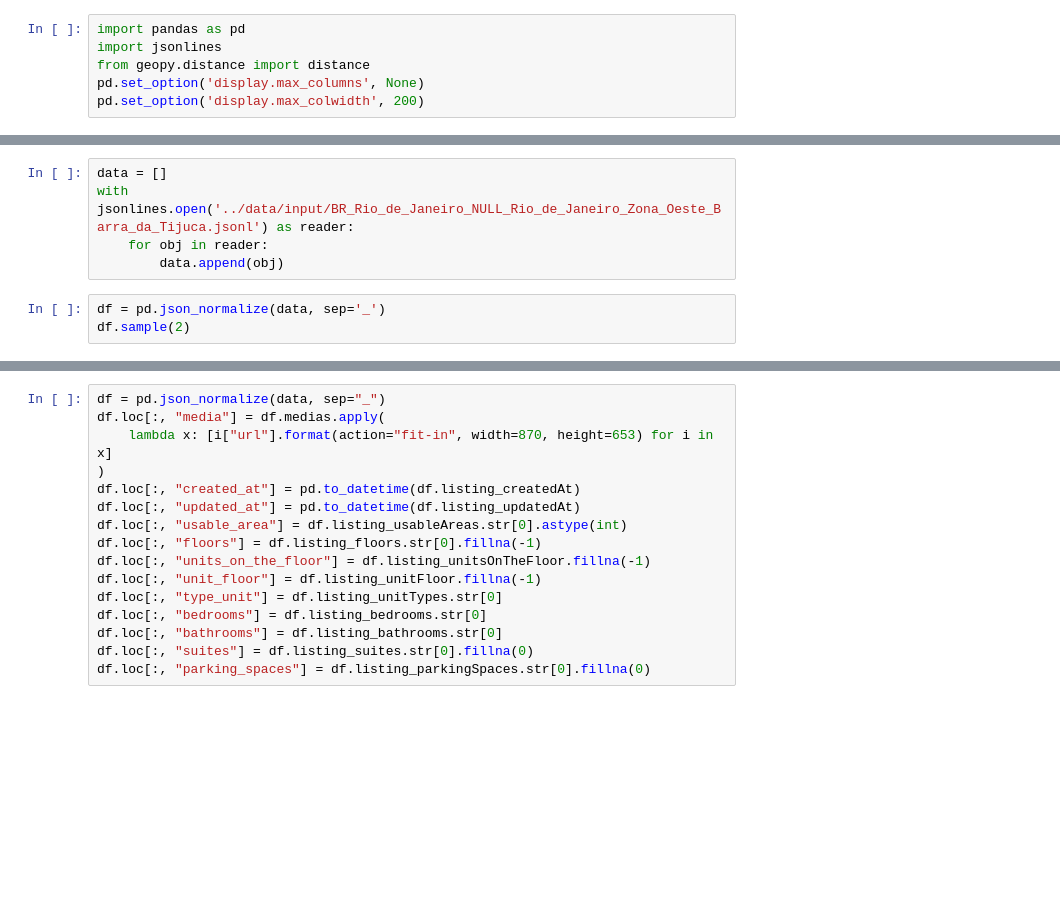
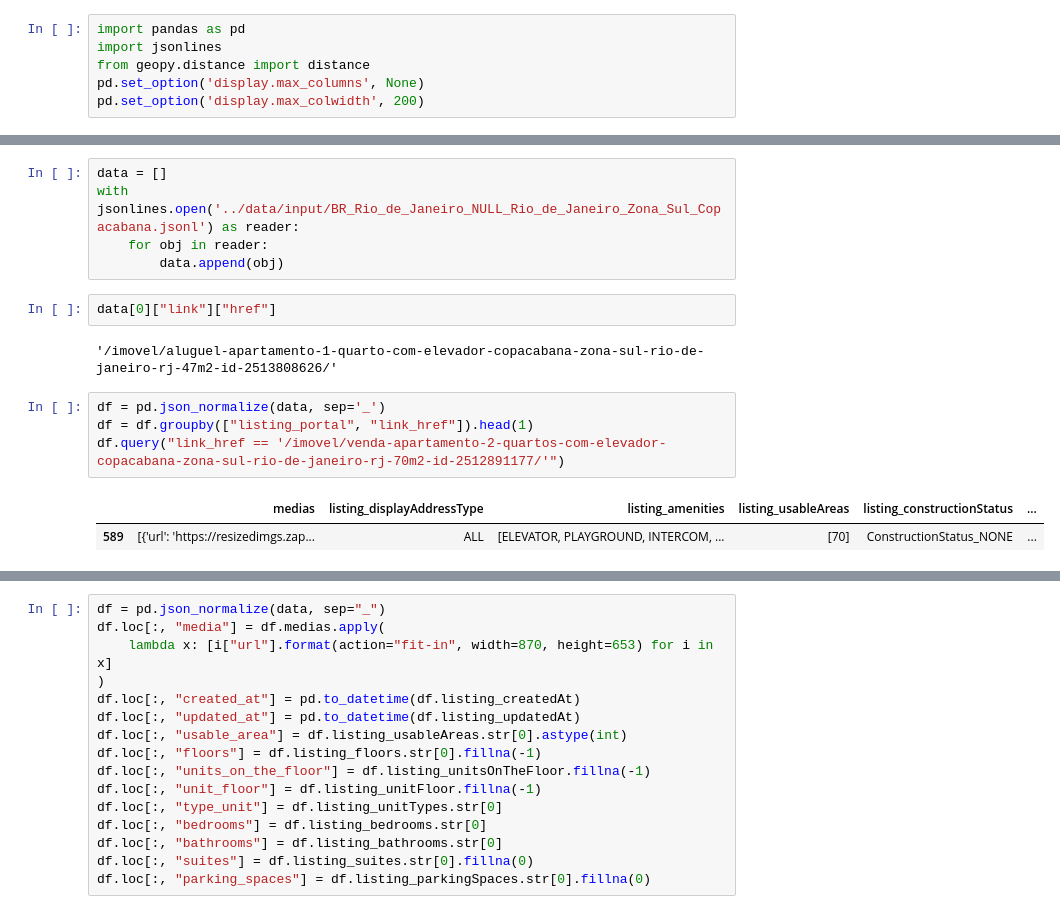
Before and after one commit to dobraga/get_listings, a Jupyter notebook: notebooks/0.Tratamentos_iniciais.ipynb, the cells around one changed output, grey strips where cells are left out. Drawn from its saved outputs; the diff is of its cells as text; blank space fills up the shorter version.

```diff
--- a/notebooks/0.Tratamentos_iniciais.ipynb
+++ b/notebooks/0.Tratamentos_iniciais.ipynb
@@ -10,8 +24,16 @@ df_metro
 # %%
 data = []
-with jsonlines.open('../data/input/BR_Rio_de_Janeiro_NULL_Rio_de_Janeiro_Zona_Oeste_Barra_da_Tijuca.jsonl') as reader:
+with jsonlines.open('../data/input/BR_Rio_de_Janeiro_NULL_Rio_de_Janeiro_Zona_Sul_Copacabana.jsonl') as reader:
     for obj in reader:
         data.append(obj)
-# %%
-df = pd.json_normalize(data, sep='_')
-df.sample(2)
+# %%
+data[0]["link"]["href"]
+# %% [output]
+'/imovel/aluguel-apartamento-1-quarto-com-elevador-copacabana-zona-sul-rio-de-janeiro-rj-47m2-id-2513808626/'
+# %%
+df = pd.json_normalize(data, sep='_')
+df = df.groupby(["listing_portal", "link_href"]).head(1)
+df.query("link_href == '/imovel/venda-apartamento-2-quartos-com-elevador-copacabana-zona-sul-rio-de-janeiro-rj-70m2-id-2512891177/'")
+# %% [output]
+|  | medias | listing_displayAddressType | listing_amenities | listing_usableAreas | listing_constructionStatus | ... |
+| 589 | [{'url': 'https://resizedimgs.zap... | ALL | [ELEVATOR, PLAYGROUND, INTERCOM, ... | [70] | ConstructionStatus_NONE | ... |
```
Also changed, not shown: parts of 7 cells of this notebook, 35 other files.
